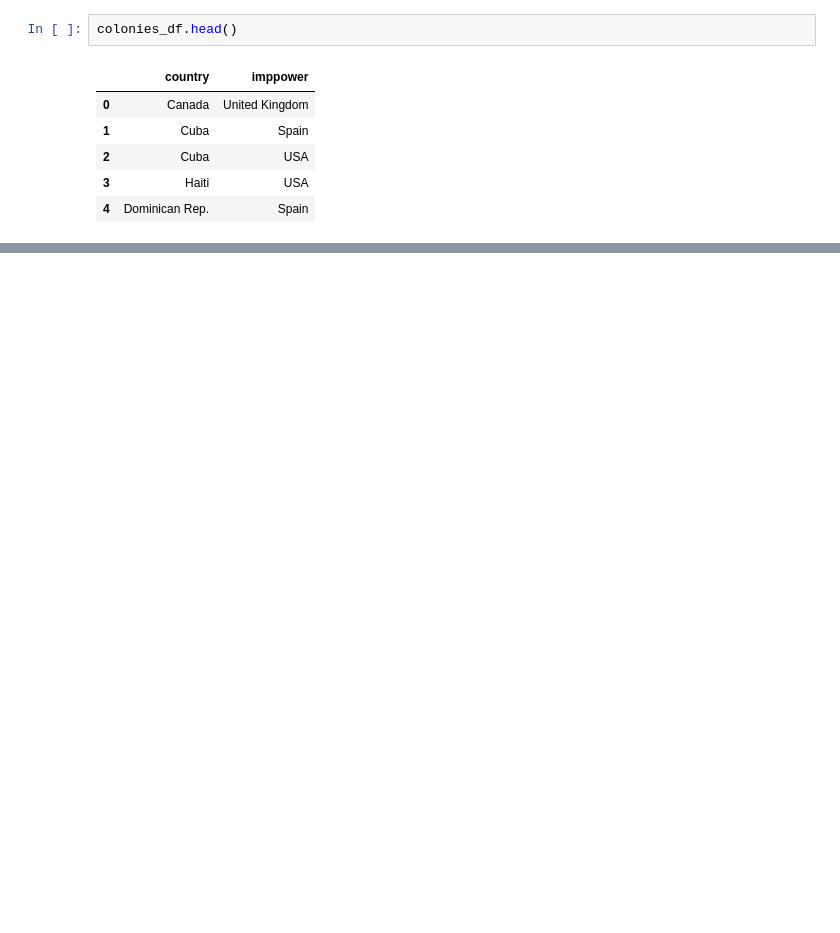
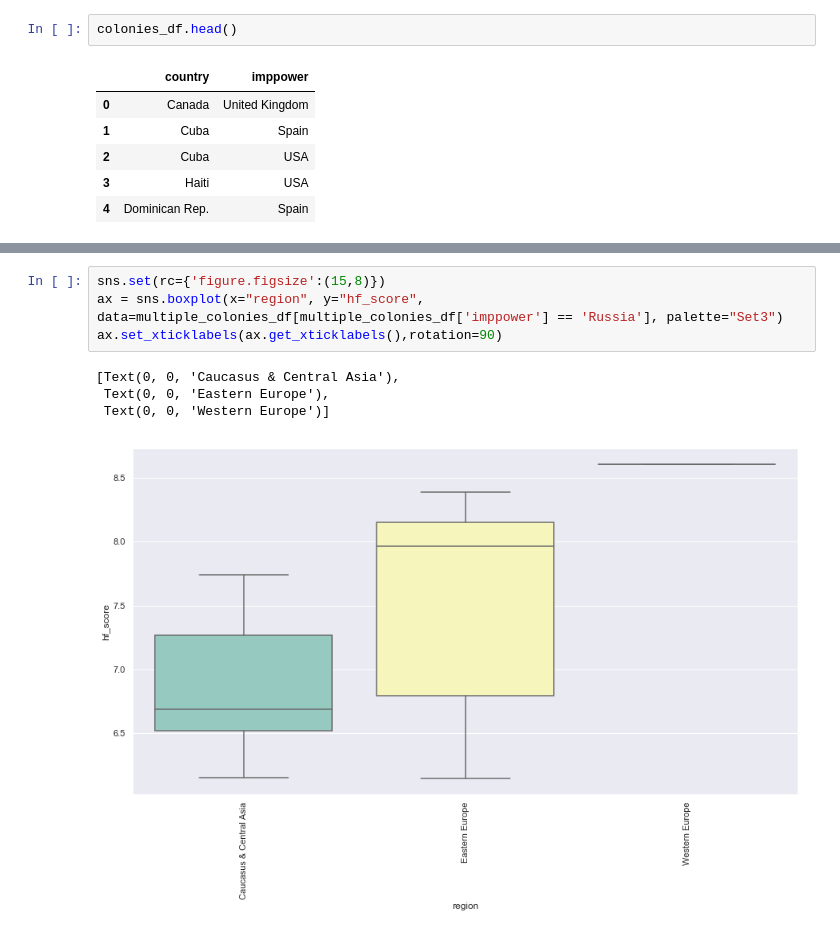
Before and after one commit to vaidehidalmia/human-freedom-index, a Jupyter notebook: notebooks/hf_colonies EDA.ipynb, the cells around one changed output, grey strips where cells are left out. Drawn from its saved outputs; the diff is of its cells as text; blank space fills up the shorter version.

```diff
--- a/notebooks/hf_colonies EDA.ipynb
+++ b/notebooks/hf_colonies EDA.ipynb
@@ -199,0 +236,9 @@ colonizer
+# %%
+sns.set(rc={'figure.figsize':(15,8)})
+ax = sns.boxplot(x="region", y="hf_score", data=multiple_colonies_df[multiple_colonies_df['imppower'] == 'Russia'], palette="Set3")
+ax.set_xticklabels(ax.get_xticklabels(),rotation=90)
+# %% [output]
+[Text(0, 0, 'Caucasus & Central Asia'),
+ Text(0, 0, 'Eastern Europe'),
+ Text(0, 0, 'Western Europe')]
+[figure, added]
```
Also changed, not shown: parts of 41 cells of this notebook, 7 other files.
